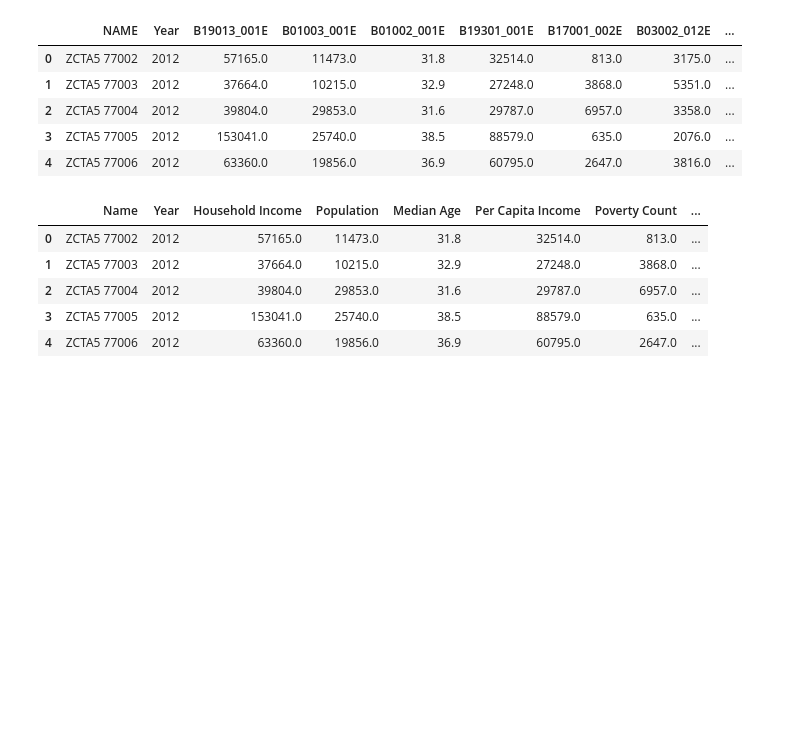
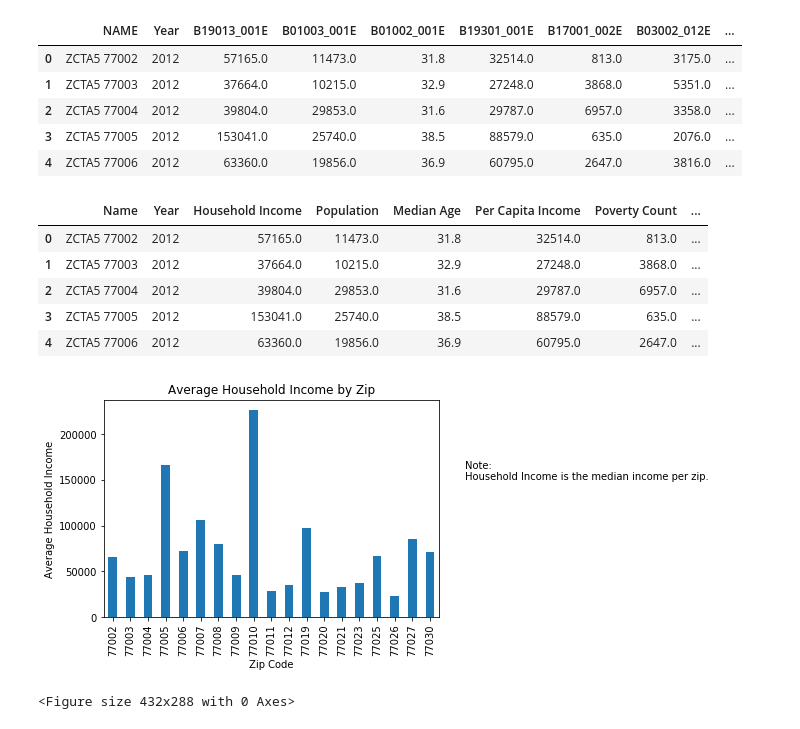
Before and after one commit to NKovich/Houston-Gentrification-Study, a Jupyter notebook: Test.ipynb, the cells around one changed output. Saved outputs shown, nothing was run; the diff lists cells and outputs as text; code cells hidden in the pictures; blank space fills up the shorter version.

```diff
--- a/Test.ipynb
+++ b/Test.ipynb
@@ -103,3 +103,24 @@ census_pd.head()
 # %%
 
 census_pd.to_csv("census_df_isoto.csv")
+# %%
+#make a graph showing age ranges and income for each zip code
+#group by zip code so that it will have the all the years of data in them
+census_groups = census_pd.groupby('Zipcode')
+
+#get the average of household income, which is the average median income by zip code
+census_group_income = census_groups["Household Income"].mean()
+
+census_chart_1 = census_group_income.plot(kind = "bar", title="Average Household Income by Zip")
+census_chart_1.set_xlabel("Zip Code")
+census_chart_1.set_ylabel("Average Household Income")
+
+# Incorporate a text label regarding circle size
+textstr = "Note:\nHousehold Income is the median income per zip."
+plt.text(20, 150000, textstr, fontsize=10)
+
+plt.show()
+plt.tight_layout()
+# %% [output]
+[figure, added]
+<Figure size 432x288 with 0 Axes>
```
Also changed, not shown: parts of 1 cell of this notebook, 1 other file.
